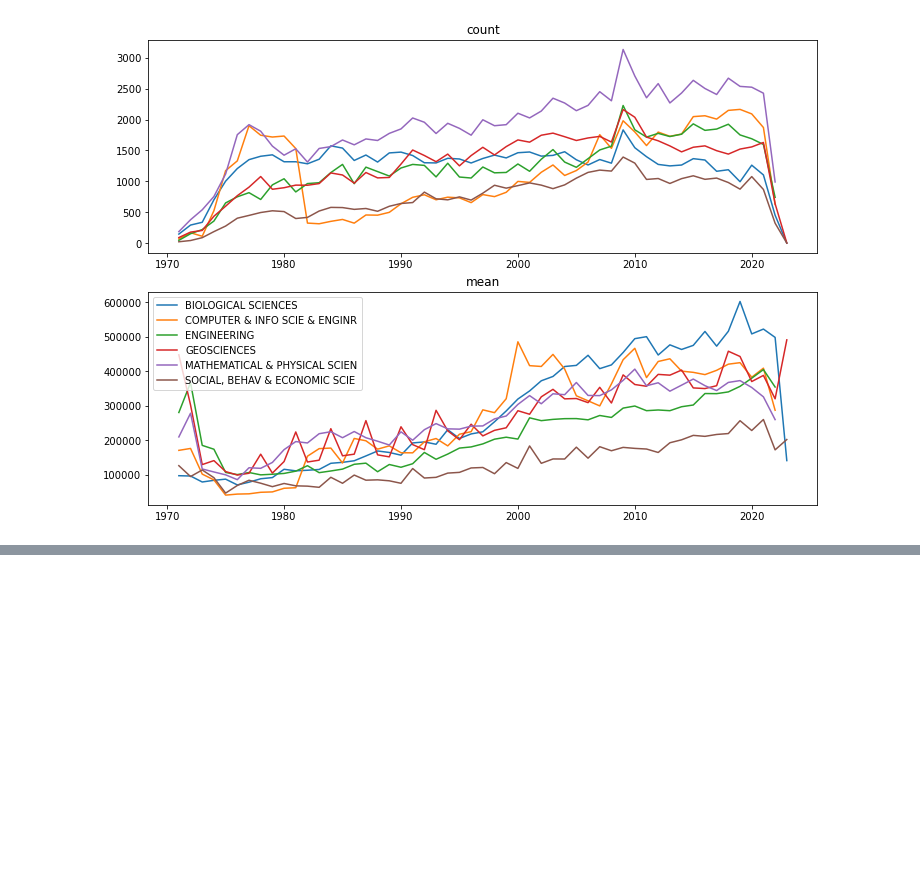
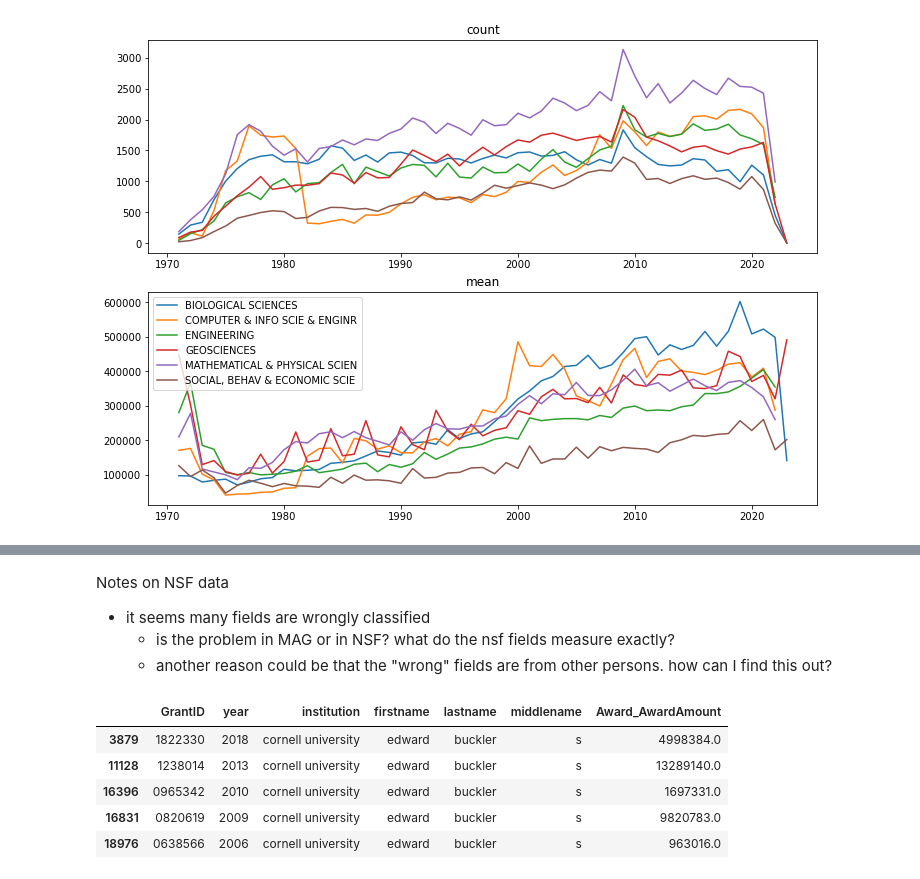
Before and after one commit to f-hafner/mag_sample, a Jupyter notebook: src/dataprep/main/reports/quality_nsf.ipynb, the cells around one changed output, grey strips where cells are left out. Cells and saved outputs as stored; diff of their text form; code cells hidden in the pictures; blank space fills up the shorter version.

```diff
--- a/src/dataprep/main/reports/quality_nsf.ipynb
+++ b/src/dataprep/main/reports/quality_nsf.ipynb
@@ -155,0 +304,14 @@ plt.show()
+# %% [markdown]
+Notes on NSF data
+- it seems many fields are wrongly classified
+    - is the problem in MAG or in NSF? what do the nsf fields measure exactly?
+    - another reason could be that the "wrong" fields are from other persons. how can I find this out?
+# %%
+d.loc[(d.firstname == "edward") & (d.lastname == "buckler")].head()
+# %% [output]
+|  | GrantID | year | institution | firstname | lastname | middlename | Award_AwardAmount |
+| 3879 | 1822330 | 2018 | cornell university | edward | buckler | s | 4998384.0 |
+| 11128 | 1238014 | 2013 | cornell university | edward | buckler | s | 13289140.0 |
+| 16396 | 0965342 | 2010 | cornell university | edward | buckler | s | 1697331.0 |
+| 16831 | 0820619 | 2009 | cornell university | edward | buckler | s | 9820783.0 |
+| 18976 | 0638566 | 2006 | cornell university | edward | buckler | s | 963016.0 |
```
Also changed, not shown: parts of 11 cells of this notebook, 17 other files.
